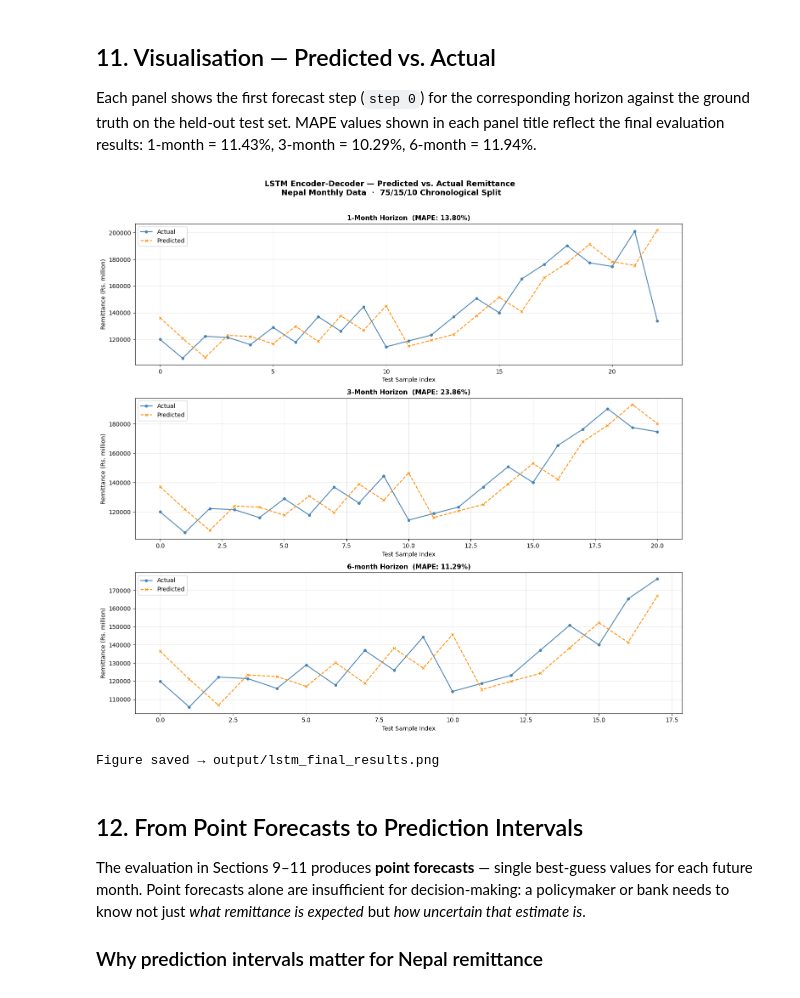
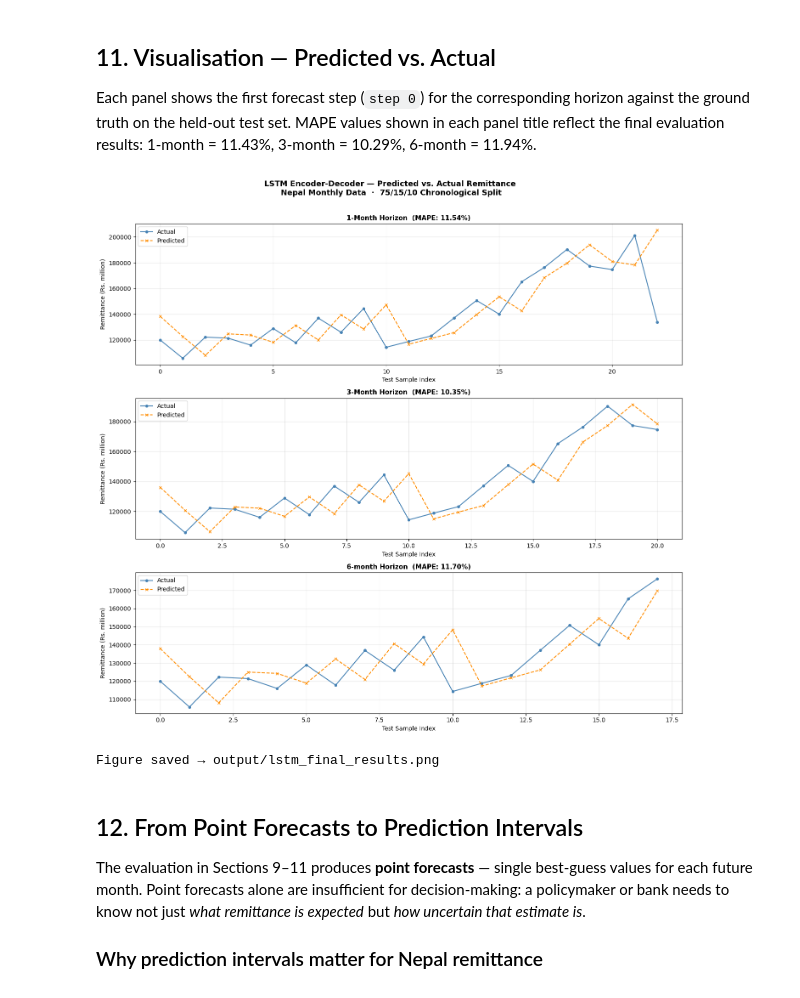
Before and after one commit to Aaroshree/remittance-forecasting, a Jupyter notebook: 05_lstm_encoder_decoder_shap.ipynb, the cells around one changed output. Cells and saved outputs as stored; diff of their text form; code cells hidden in the pictures.

```diff
--- a/05_lstm_encoder_decoder_shap.ipynb
+++ b/05_lstm_encoder_decoder_shap.ipynb
@@ -746,34 +745,34 @@ title reflect the final evaluation results: 1-month = 11.43%, 3-month = 10.29%,
 # %%
 fig, axes = plt.subplots(3, 1, figsize=(14, 13))
 
 horizon_configs = [
-    (pred_1, true_1, "1-Month Horizon  (MAPE: 13.80%)"),
-    (pred_3, true_3, "3-Month Horizon  (MAPE: 23.86%)"),
-    (pred6, true6, "6-month Horizon  (MAPE: 11.29%)"),
+    (pred_1, true_1, f"1-Month Horizon  (MAPE: {mape_1:.2f}%)"),
+    (pred_3, true_3, f"3-Month Horizon  (MAPE: {mape_3:.2f}%)"),
+    (pred6, true6, f"6-month Horizon  (MAPE: {mape6:.2f}%)"),
 ]
 
 for ax, (pred, true, title) in zip(axes, horizon_configs):
     ax.plot(true[:, 0], label='Actual',    marker='o', markersize=4,
             color='steelblue',  linewidth=1.5)
     ax.plot(pred[:, 0], label='Predicted', marker='x', markersize=4,
             color='darkorange', linewidth=1.5, linestyle='--')
     ax.set_title(title, fontsize=11, fontweight='bold')
     ax.set_xlabel("Test Sample Index")
     ax.set_ylabel("Remittance (Rs. million)")
     ax.legend(framealpha=0.8)
     ax.grid(True, alpha=0.3)
 
 plt.suptitle(
     "LSTM Encoder-Decoder — Predicted vs. Actual Remittance \n"
     "Nepal Monthly Data  ·  75/15/10 Chronological Split",
     fontsize=13, fontweight='bold', y=1.01
 )
 plt.tight_layout()
 plt.savefig("output/lstm_final_results.png", dpi=150, bbox_inches='tight')
 plt.show()
 print("Figure saved → output/lstm_final_results.png")
 # %% [output]
-[figure, old version]
+[figure, new version]
 Figure saved → output/lstm_final_results.png
 # %% [markdown]
 ## 12. From Point Forecasts to Prediction Intervals
```
Also changed, not shown: parts of 17 cells of this notebook, 15 other files.
